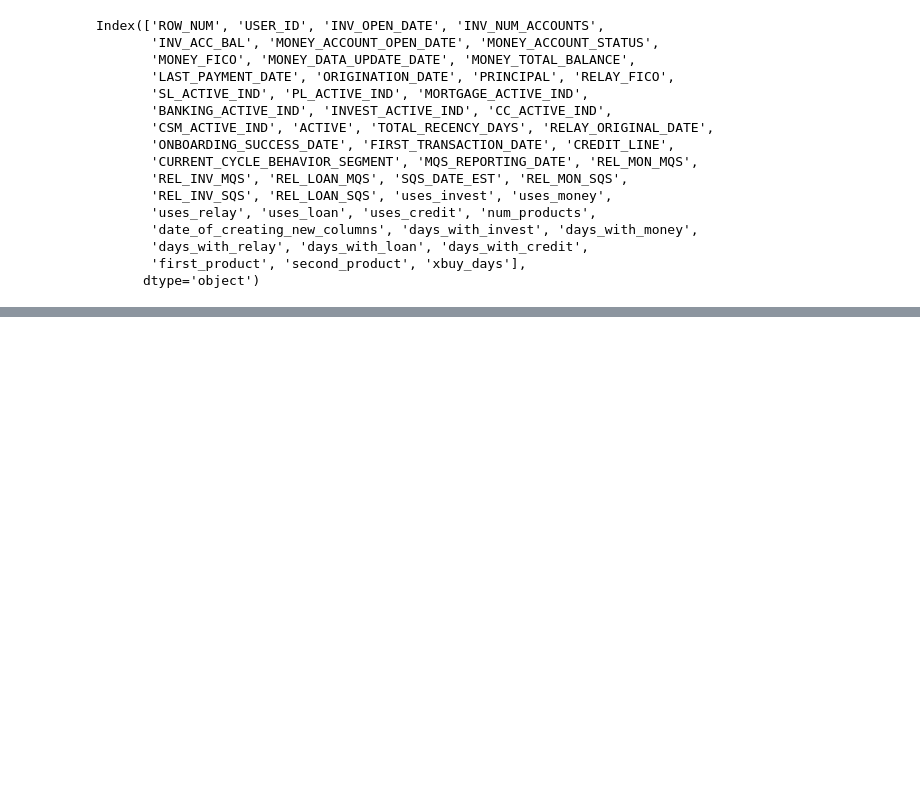
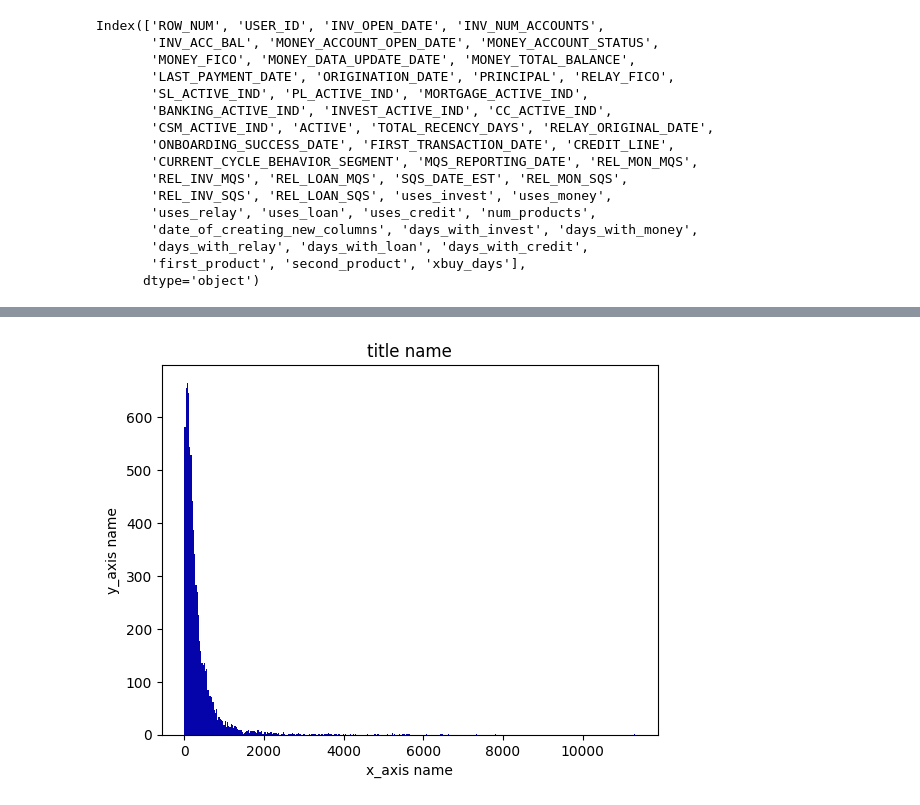
Before and after one commit to chasewes/DataSlayers, a Jupyter notebook: cant_code/individual_models.ipynb, the cells around one changed output, grey strips where cells are left out. Saved outputs shown, nothing was run; the diff lists cells and outputs as text; code cells hidden in the pictures; blank space fills up the shorter version.

```diff
--- a/cant_code/individual_models.ipynb
+++ b/cant_code/individual_models.ipynb
@@ -363,0 +359,12 @@ plt.show()
+# %%
+relay_pl = xbuy[xbuy['first_product'] == 'relay']
+relay_pl =  relay_pl[relay_pl['second_product'] == 'loan']
+plt.hist(x=relay_pl['xbuy_days'], bins='auto', color='#0504aa')
+plt.plot(axis='y')
+plt.title('title name')
+plt.xlabel('x_axis name')
+plt.ylabel('y_axis name')
+#plt.xlim(left=datetime.date(20, 1, 1))
+plt.show()
+# %% [output]
+[figure, added]
```
Also changed, not shown: parts of 12 cells of this notebook.
